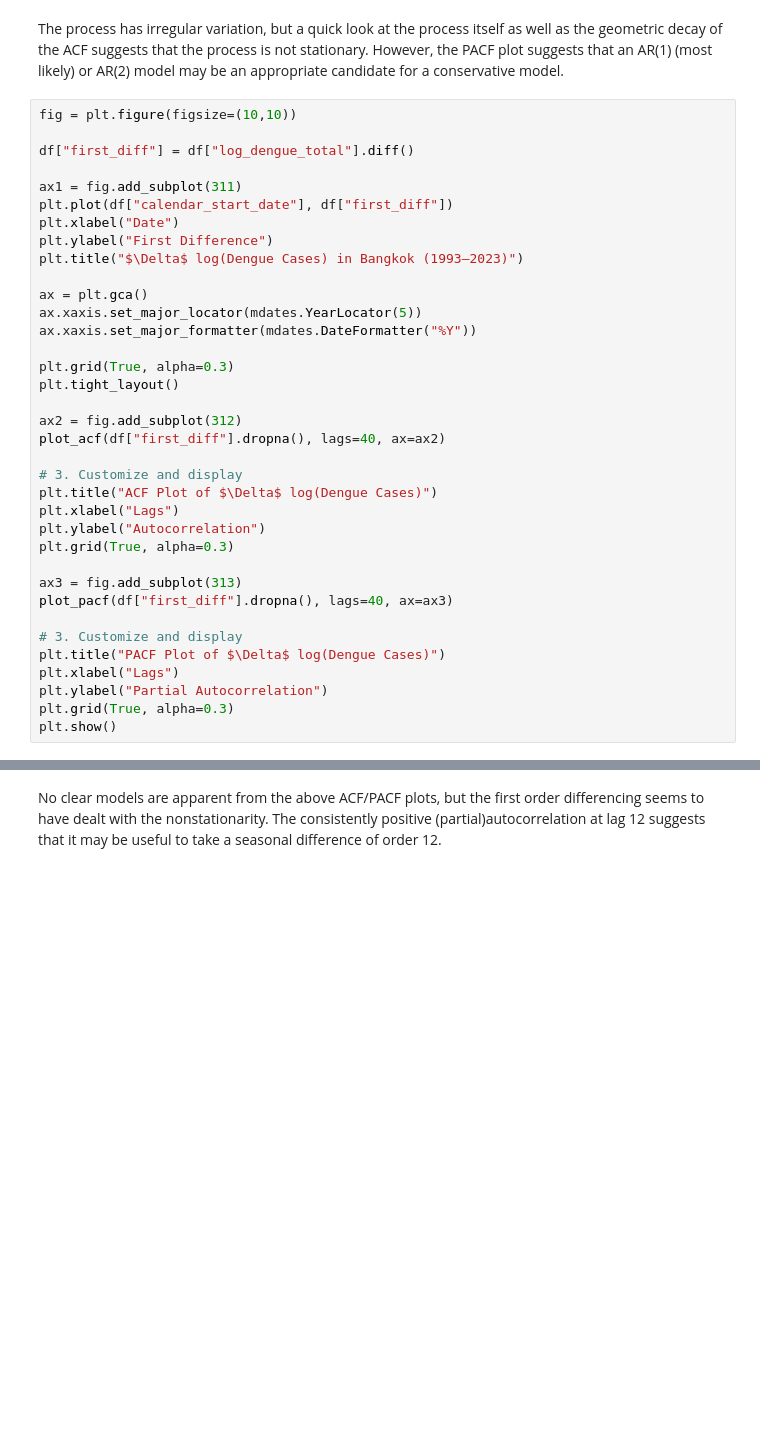
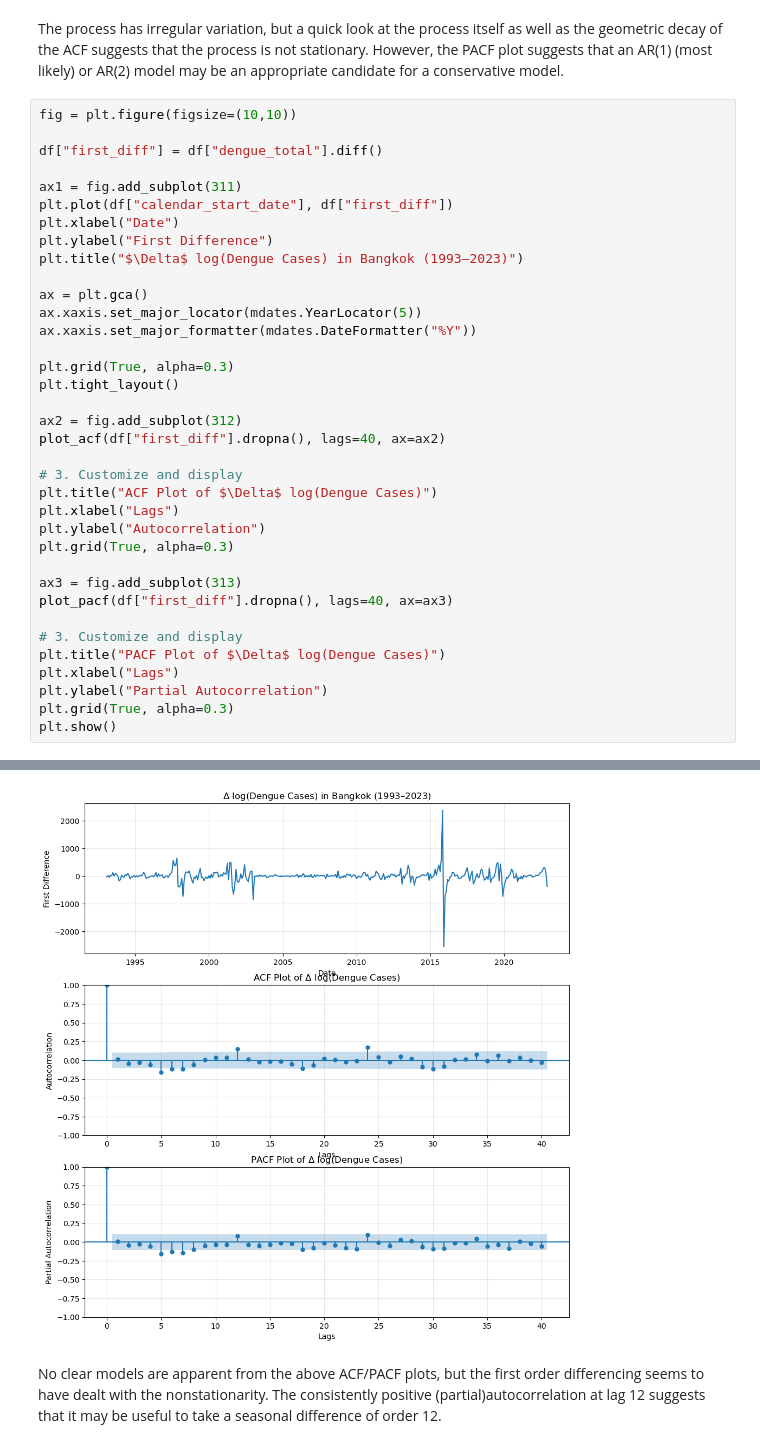
Before and after one commit to maxriback/740-Project, a Jupyter notebook: analysis/dengue_time_series.ipynb, the cells around one changed output, grey strips where cells are left out. Saved outputs shown, nothing was run; the diff lists cells and outputs as text; blank space fills up the shorter version.

```diff
--- a/analysis/dengue_time_series.ipynb
+++ b/analysis/dengue_time_series.ipynb
@@ -59,7 +59,7 @@ The process has  irregular variation, but a quick look at the process itself as
 # %%
 fig = plt.figure(figsize=(10,10))
 
-df["first_diff"] = df["log_dengue_total"].diff()
+df["first_diff"] = df["dengue_total"].diff()
 
 ax1 = fig.add_subplot(311)
 plt.plot(df["calendar_start_date"], df["first_diff"])
@@ -98,3 +96,4 @@ KeyError: 'log_dengue_total'
+[figure, added]
 # %% [markdown]
 No clear models are apparent from the above ACF/PACF plots, but the first order differencing seems to have dealt with the nonstationarity.  The consistently positive (partial)autocorrelation at lag 12 suggests that it may be useful to take a seasonal difference of order 12.
 # %%
```
Also changed, not shown: parts of 5 cells of this notebook.
